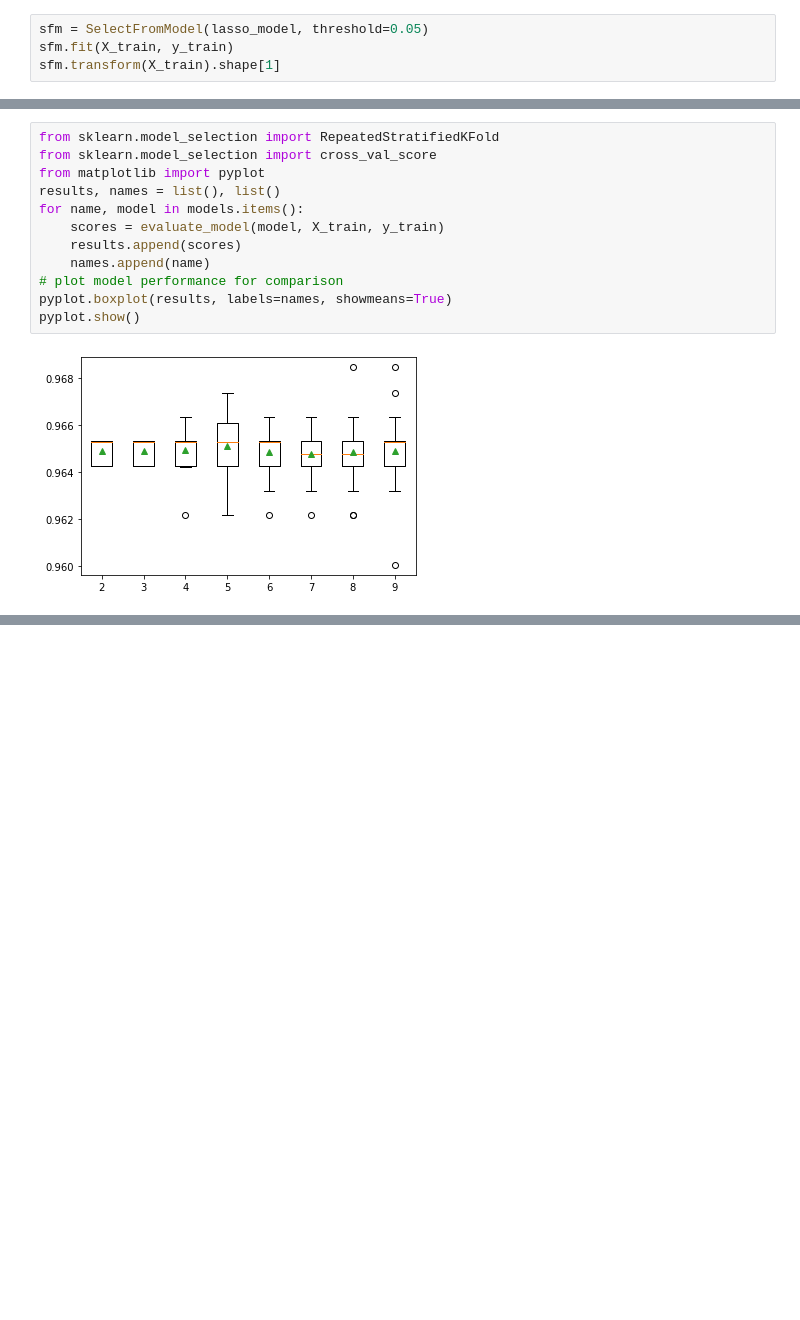
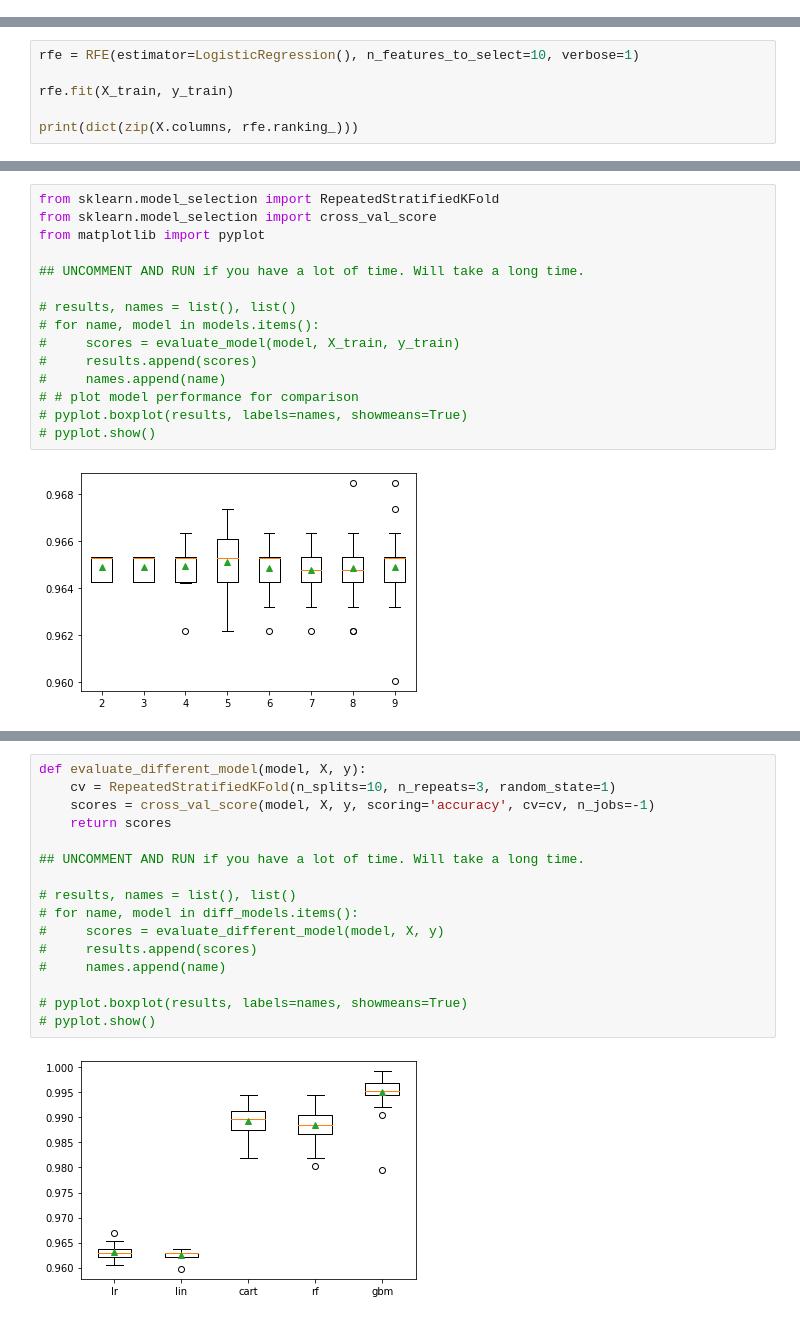
Before and after one commit to Prazhant/practicum, a Jupyter notebook: ConvertColumnsToCategorical.ipynb, the cells around one changed output, grey strips where cells are left out. Cells and saved outputs as stored; diff of their text form; blank space fills up the shorter version.

Commit message:
additional feature selection

```diff
--- a/ConvertColumnsToCategorical.ipynb
+++ b/ConvertColumnsToCategorical.ipynb
@@ -266,4 +264,0 @@ lasso_model = LassoCV().fit(X, y)
-# %%
-sfm = SelectFromModel(lasso_model, threshold=0.05)
-sfm.fit(X_train, y_train)
-sfm.transform(X_train).shape[1]
@@ -312,0 +265,6 @@ len(lasso_model.coef_)
+# %%
+rfe = RFE(estimator=LogisticRegression(), n_features_to_select=10, verbose=1)
+
+rfe.fit(X_train, y_train)
+
+print(dict(zip(X.columns, rfe.ranking_)))
@@ -485,13 +508,16 @@ def evaluate_model(model, X, y):
 from sklearn.model_selection import RepeatedStratifiedKFold
 from sklearn.model_selection import cross_val_score
 from matplotlib import pyplot
-results, names = list(), list()
-for name, model in models.items():
-    scores = evaluate_model(model, X_train, y_train)
-    results.append(scores)
-    names.append(name)
-# plot model performance for comparison
-pyplot.boxplot(results, labels=names, showmeans=True)
-pyplot.show()
+
+## UNCOMMENT AND RUN if you have a lot of time. Will take a long time.
+
+# results, names = list(), list()
+# for name, model in models.items():
+#     scores = evaluate_model(model, X_train, y_train)
+#     results.append(scores)
+#     names.append(name)
+# # plot model performance for comparison
+# pyplot.boxplot(results, labels=names, showmeans=True)
+# pyplot.show()
 # %% [output]
 [figure]
@@ -517,0 +553,18 @@ results
+# %%
+def evaluate_different_model(model, X, y):
+    cv = RepeatedStratifiedKFold(n_splits=10, n_repeats=3, random_state=1)
+    scores = cross_val_score(model, X, y, scoring='accuracy', cv=cv, n_jobs=-1)
+    return scores
+
+## UNCOMMENT AND RUN if you have a lot of time. Will take a long time.
+
+# results, names = list(), list()
+# for name, model in diff_models.items():
+#     scores = evaluate_different_model(model, X, y)
+#     results.append(scores)
+#     names.append(name)
+
+# pyplot.boxplot(results, labels=names, showmeans=True)
+# pyplot.show()
+# %% [output]
+[figure, added]
```
Also changed, not shown: parts of 38 cells of this notebook.
